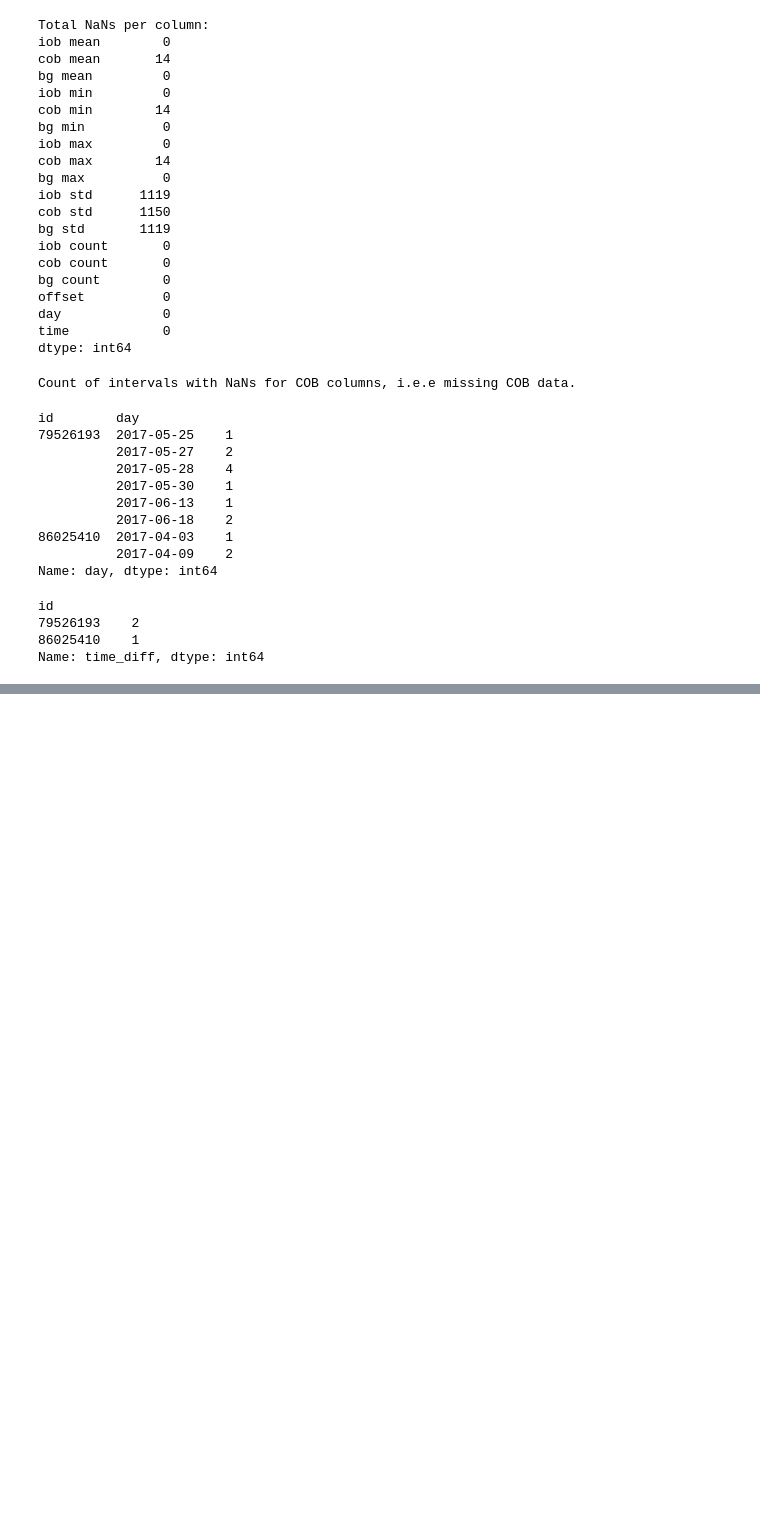
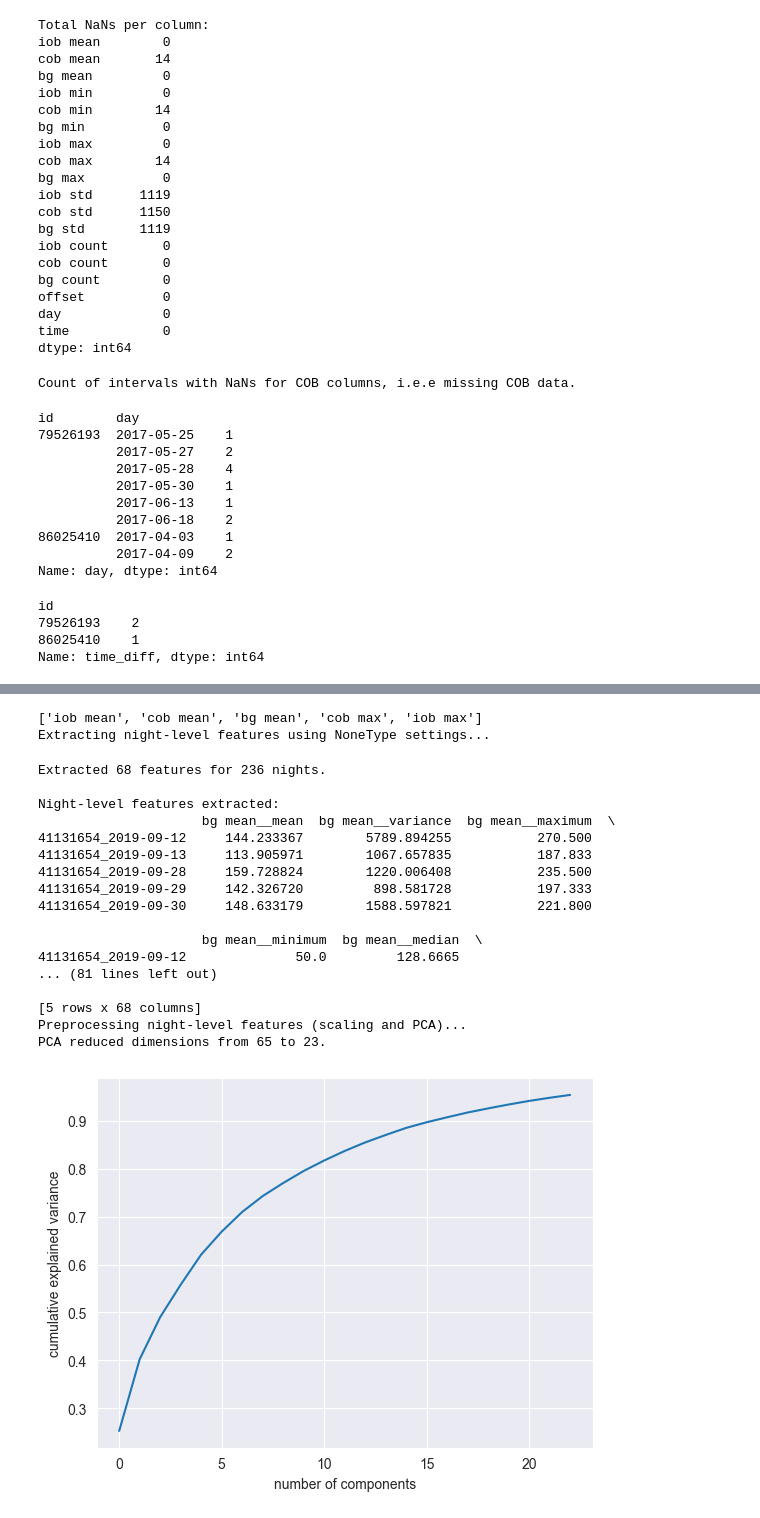
Before and after one commit to rdbrist/masters_project, a Jupyter notebook: notebooks/2.01-rd-creating-feature-extraction-night-analyser.ipynb, the cells around one changed output, grey strips where cells are left out. Saved outputs shown, nothing was run; the diff lists cells and outputs as text; code cells hidden in the pictures; blank space fills up the shorter version.

```diff
--- a/notebooks/2.01-rd-creating-feature-extraction-night-analyser.ipynb
+++ b/notebooks/2.01-rd-creating-feature-extraction-night-analyser.ipynb
@@ -418,0 +165,28 @@ for cluster_id, sequences in hmm_data.items():
+# %%
+analyser = NightAnalyser(df=df_variables, feature_settings='custom')
+night_features = analyser.extract_night_level_features(night_start_hour=17)
+print("\nNight-level features extracted:")
+print(night_features.head())
+pca_features = analyser.preprocess_night_features(n_components=0.95)
+analyser.plot_pca_cumulative_variance()
+# %% [output]
+['iob mean', 'cob mean', 'bg mean', 'cob max', 'iob max']
+Extracting night-level features using NoneType settings...
+Extracted 68 features for 236 nights.
+
+Night-level features extracted:
+                     bg mean__mean  bg mean__variance  bg mean__maximum  \
+41131654_2019-09-12     144.233367        5789.894255           270.500
+41131654_2019-09-13     113.905971        1067.657835           187.833
+41131654_2019-09-28     159.728824        1220.006408           235.500
+41131654_2019-09-29     142.326720         898.581728           197.333
+41131654_2019-09-30     148.633179        1588.597821           221.800
+
+                     bg mean__minimum  bg mean__median  \
+41131654_2019-09-12              50.0         128.6665
+... (81 lines left out)
+
+[5 rows x 68 columns]
+Preprocessing night-level features (scaling and PCA)...
+PCA reduced dimensions from 65 to 23.
+[figure, added]
```
Also changed, not shown: parts of 22 cells of this notebook, 2 other files.
